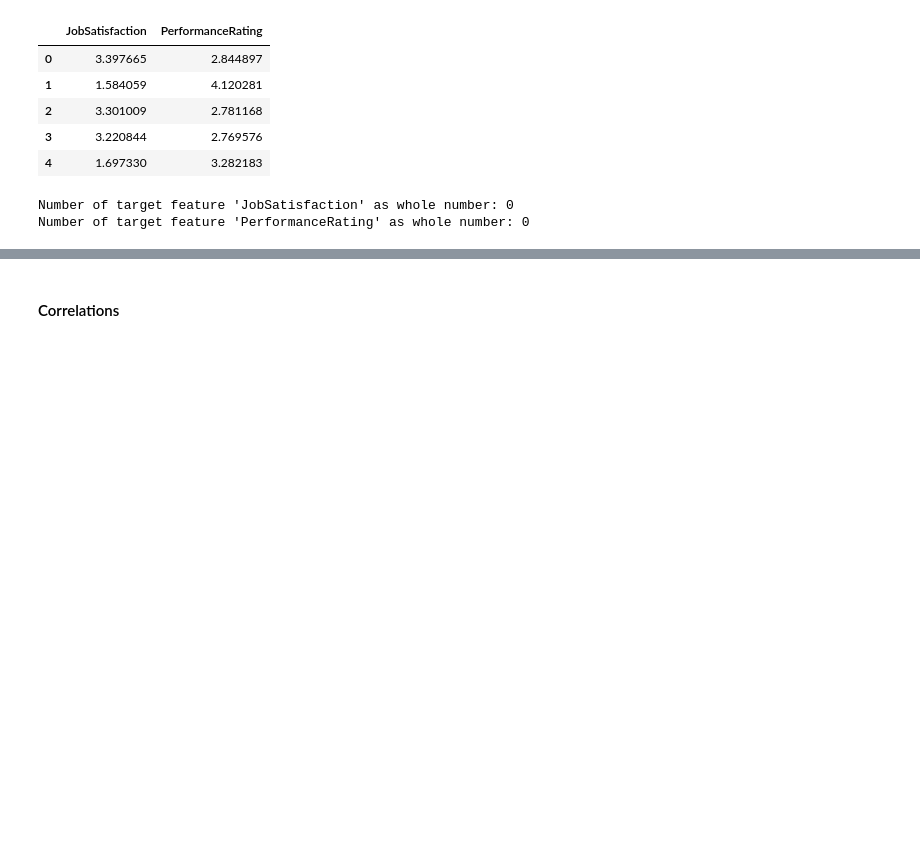
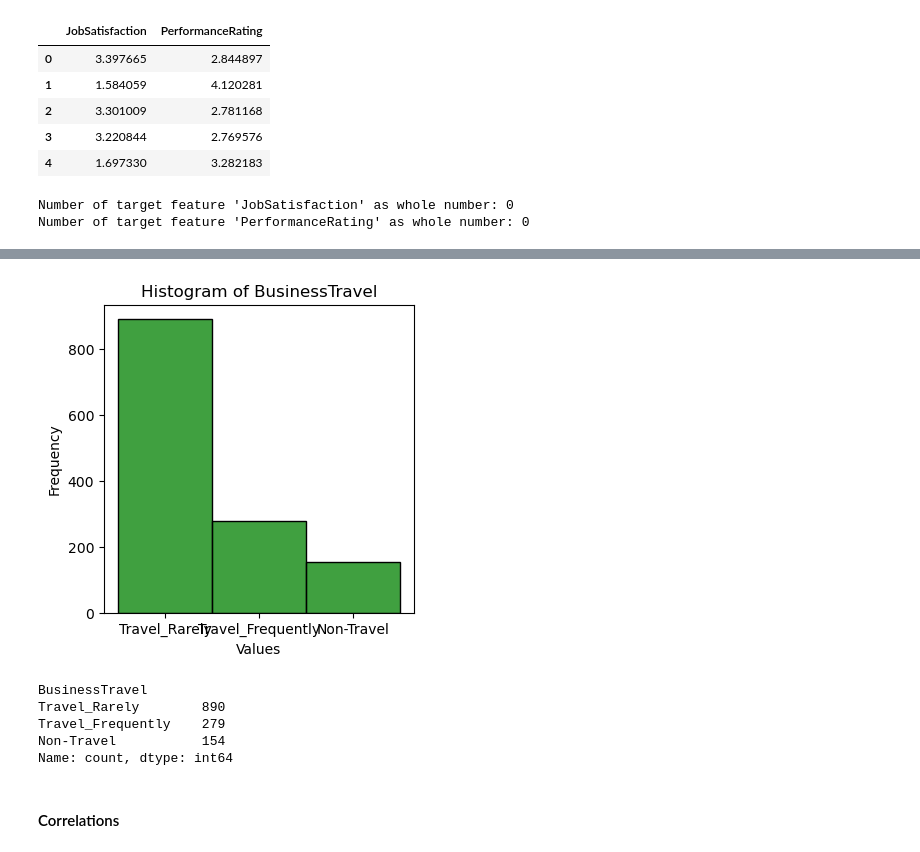
Before and after one commit to Lughaidh-w/Integrated_CA, a Jupyter notebook: Integrated CA2.ipynb, the cells around one changed output, grey strips where cells are left out. Cells and saved outputs as stored; diff of their text form; code cells hidden in the pictures; blank space fills up the shorter version.

```diff
--- a/Integrated CA2.ipynb
+++ b/Integrated CA2.ipynb
@@ -350,3 +451,16 @@ R-squared (R2): -0.019461074784556942
+# %%
+#
+histogram(df, "BusinessTravel",)
+# %% [output]
+[figure, added]
+# %%
+df.BusinessTravel.value_counts()
+# %% [output]
+BusinessTravel
+Travel_Rarely        890
+Travel_Frequently    279
+Non-Travel           154
+Name: count, dtype: int64
 # %% [markdown]
 #### Correlations
 # %%
```
Also changed, not shown: parts of 35 cells of this notebook, 3 other files.
